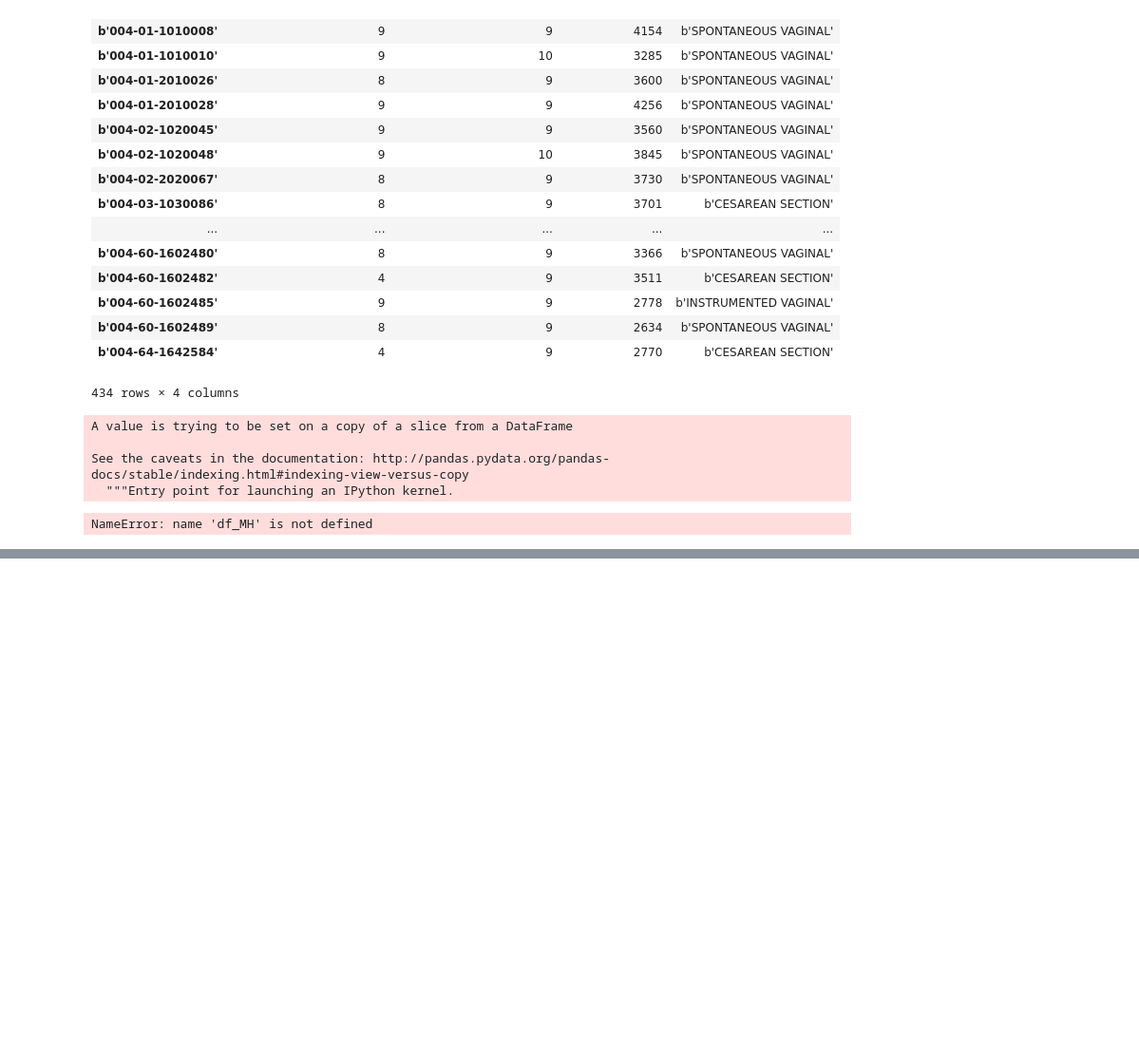
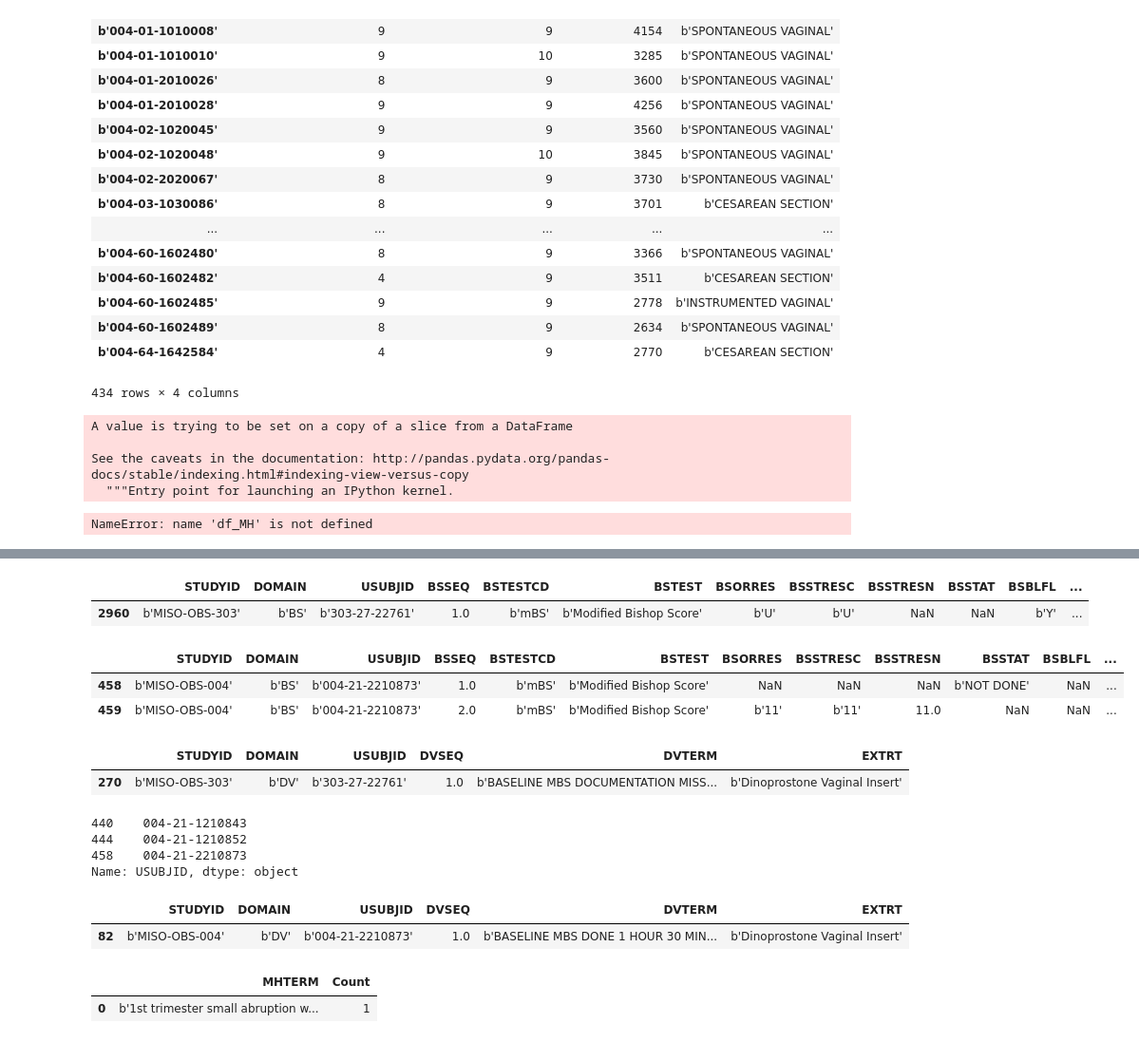
Before and after one commit to jzhao0802/ferring, a Jupyter notebook: 00_raw_data_processing/data_exploration/04_check_medical_history_adverse_events.ipynb, the cells around one changed output, grey strips where cells are left out. Shown at 95% size. Cells and saved outputs as stored; diff of their text form; code cells hidden in the pictures; blank space fills up the shorter version.

Commit message:
Updated data processing pipeline. Added initial modelling code

```diff
--- a/00_raw_data_processing/data_exploration/04_check_medical_history_adverse_events.ipynb
+++ b/00_raw_data_processing/data_exploration/04_check_medical_history_adverse_events.ipynb
@@ -438,0 +418,35 @@ explorer_004.get_data('dd.sas7bdat')
+# %%
+explorer_303.get_data('bs.sas7bdat')[explorer_303.get_data('bs.sas7bdat')['BSSEQ'] == 1 & explorer_303.get_data('bs.sas7bdat')['BSSTRESN'].isnull()]
+# %% [output]
+|  | STUDYID | DOMAIN | USUBJID | BSSEQ | BSTESTCD | BSTEST | BSORRES | BSSTRESC | BSSTRESN | BSSTAT | BSBLFL | ... |
+| 2960 | b'MISO-OBS-303' | b'BS' | b'303-27-22761' | 1.0 | b'mBS' | b'Modified Bishop Score' | b'U' | b'U' | NaN | NaN | b'Y' | ... |
+# %%
+explorer_004.get_data('bs.sas7bdat')[explorer_004.get_data('bs.sas7bdat')['USUBJID'] == b'004-21-2210873']
+# %% [output]
+|  | STUDYID | DOMAIN | USUBJID | BSSEQ | BSTESTCD | BSTEST | BSORRES | BSSTRESC | BSSTRESN | BSSTAT | BSBLFL | ... |
+| 458 | b'MISO-OBS-004' | b'BS' | b'004-21-2210873' | 1.0 | b'mBS' | b'Modified Bishop Score' | NaN | NaN | NaN | b'NOT DONE' | NaN | ... |
+| 459 | b'MISO-OBS-004' | b'BS' | b'004-21-2210873' | 2.0 | b'mBS' | b'Modified Bishop Score' | b'11' | b'11' | 11.0 | NaN | NaN | ... |
+# %%
+explorer_303.get_data('dv.sas7bdat')[explorer_303.get_data('dv.sas7bdat')['USUBJID'] == b'303-27-22761']
+# %% [output]
+|  | STUDYID | DOMAIN | USUBJID | DVSEQ | DVTERM | EXTRT |
+| 270 | b'MISO-OBS-303' | b'DV' | b'303-27-22761' | 1.0 | b'BASELINE MBS DOCUMENTATION MISS... | b'Dinoprostone Vaginal Insert' |
+# %%
+ids = explorer_004.get_data('bs.sas7bdat')[explorer_004.get_data('bs.sas7bdat')['BSSEQ'] == 1 & explorer_004.get_data('bs.sas7bdat')['BSSTRESN'].isnull()]['USUBJID'].str.decode('utf-8')
+ids
+# %% [output]
+440    004-21-1210843
+444    004-21-1210852
+458    004-21-2210873
+Name: USUBJID, dtype: object
+# %%
+explorer_004.get_data('dv.sas7bdat')[explorer_004.get_data('dv.sas7bdat')['USUBJID'].str.decode('utf-8').isin(ids)]
+# %% [output]
+|  | STUDYID | DOMAIN | USUBJID | DVSEQ | DVTERM | EXTRT |
+| 82 | b'MISO-OBS-004' | b'DV' | b'004-21-2210873' | 1.0 | b'BASELINE MBS DONE 1 HOUR 30 MIN... | b'Dinoprostone Vaginal Insert' |
+# %%
+mh_terms = explorer_303.get_data('mh.sas7bdat')['MHTERM'].str.decode('utf-8').str.upper()
+explorer_303.get_data('mh.sas7bdat')[mh_terms.str.contains('(?=.*ABR)')].drop_duplicates(subset=['MHTERM', 'USUBJID']).groupby('MHTERM').size().reset_index().rename(columns={0:'Count'})
+# %% [output]
+|  | MHTERM | Count |
+| 0 | b'1st trimester small abruption w... | 1 |
```
Also changed, not shown: parts of 1 cell of this notebook, 8 other files.
